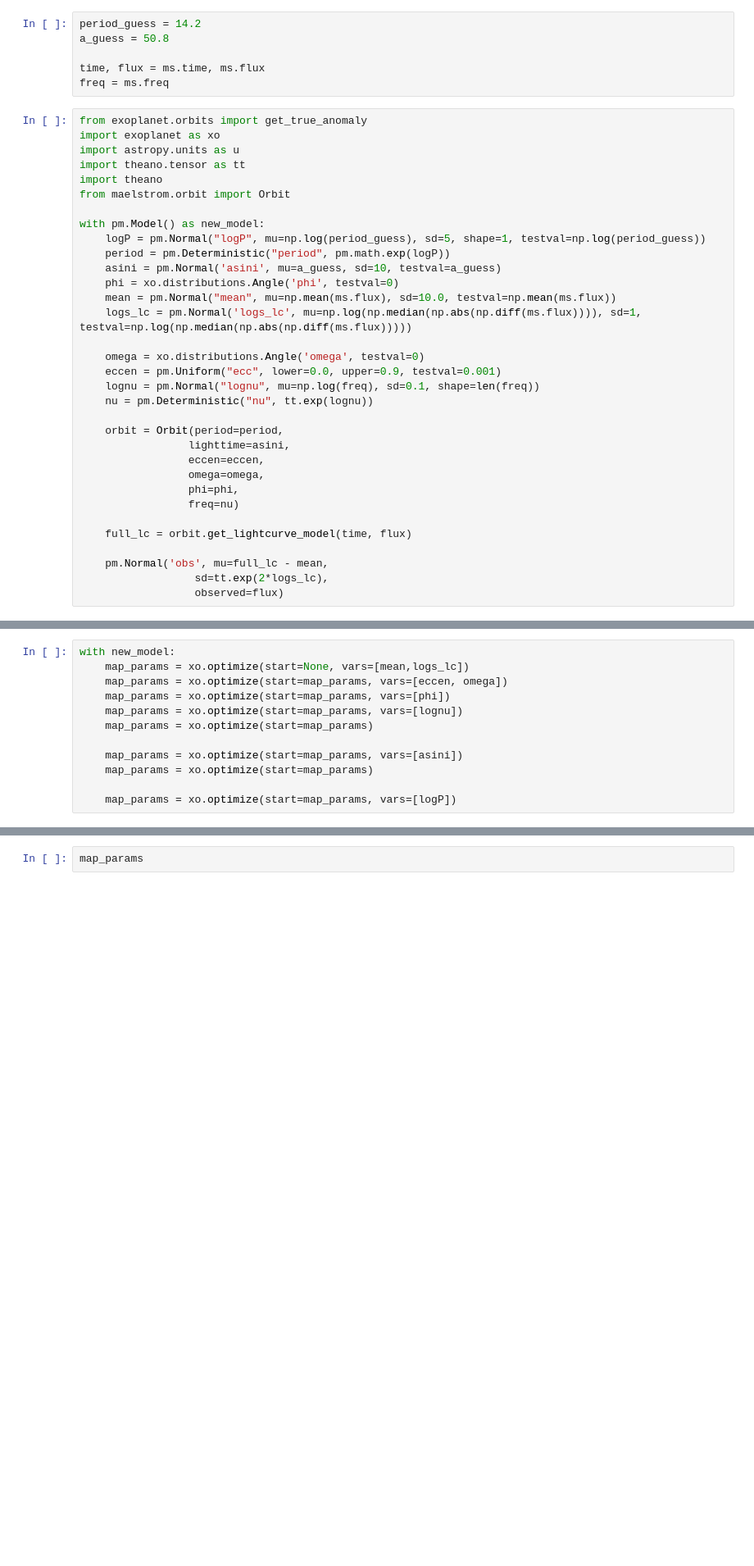
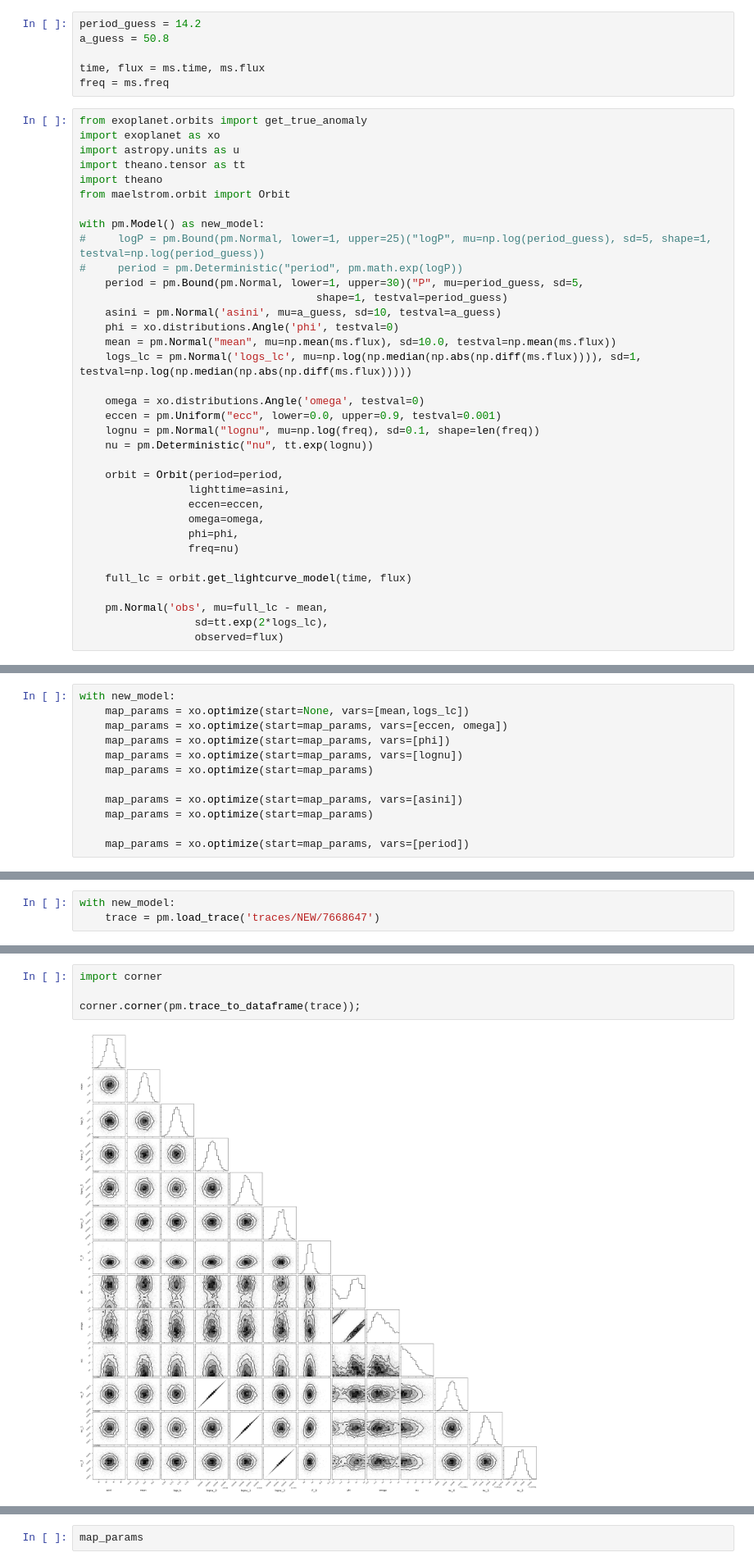
Before and after one commit to danhey/maelstrom, a Jupyter notebook: paper/notebooks/(4.4) KIC 7668647.ipynb, the cells around one changed output, grey strips where cells are left out. Shown at 82% size. Cells and saved outputs as stored; diff of their text form; blank space fills up the shorter version.

```diff
--- a/paper/notebooks/(4.4) KIC 7668647.ipynb
+++ b/paper/notebooks/(4.4) KIC 7668647.ipynb
@@ -155,8 +155,10 @@ import theano
 from maelstrom.orbit import Orbit
 
 with pm.Model() as new_model:
-    logP = pm.Normal("logP", mu=np.log(period_guess), sd=5, shape=1, testval=np.log(period_guess))
-    period = pm.Deterministic("period", pm.math.exp(logP))
+#     logP = pm.Bound(pm.Normal, lower=1, upper=25)("logP", mu=np.log(period_guess), sd=5, shape=1, testval=np.log(period_guess))
+#     period = pm.Deterministic("period", pm.math.exp(logP))
+    period = pm.Bound(pm.Normal, lower=1, upper=30)("P", mu=period_guess, sd=5,
+                                     shape=1, testval=period_guess)
     asini = pm.Normal('asini', mu=a_guess, sd=10, testval=a_guess)
     phi = xo.distributions.Angle('phi', testval=0)
     mean = pm.Normal("mean", mu=np.mean(ms.flux), sd=10.0, testval=np.mean(ms.flux))
@@ -190,6 +195,6 @@ with new_model:
     map_params = xo.optimize(start=map_params, vars=[asini])
     map_params = xo.optimize(start=map_params)
 
-    map_params = xo.optimize(start=map_params, vars=[logP])
+    map_params = xo.optimize(start=map_params, vars=[period])
 # %% [output]
 optimizing logp for variables: [logs_lc, mean]
@@ -241,0 +248,3 @@ NUTS: [lognu, ecc, omega, logs_lc, mean, phi, asini, logP]
+# %%
+with new_model:
+    trace = pm.load_trace('traces/NEW/7668647')
@@ -242,3 +268,9 @@ NUTS: [lognu, ecc, omega, logs_lc, mean, phi, asini, logP]
+# %%
+import corner
+
+corner.corner(pm.trace_to_dataframe(trace));
+# %% [output]
+[figure, added]
 # %%
 from exoplanet.orbits import get_true_anomaly
 import exoplanet as xo
```
Also changed, not shown: parts of 5 cells of this notebook.
